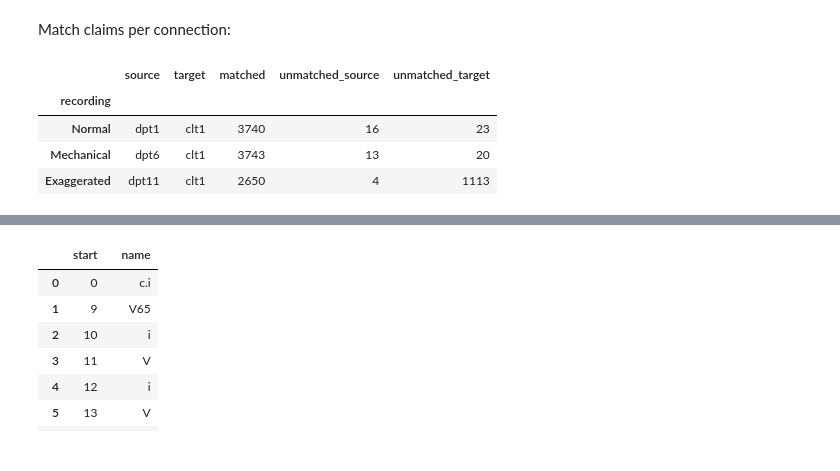
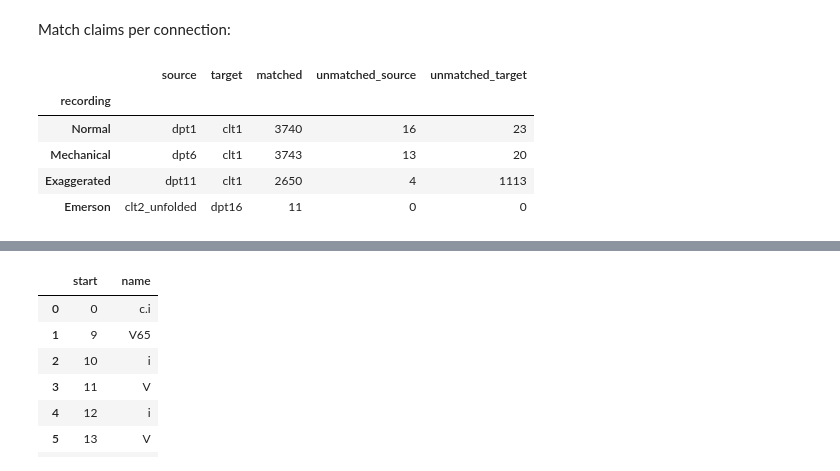
Before and after one commit to TimeToAlign/timetoalign, a Jupyter notebook: docs/page/howto/how03_beethoven_multimodal.ipynb, the cells around one changed output, grey strips where cells are left out. Drawn from its saved outputs; the diff is of its cells as text; code cells hidden in the pictures.

Commit message:
enhanced MatchClaim display

```diff
--- a/docs/page/howto/how03_beethoven_multimodal.ipynb
+++ b/docs/page/howto/how03_beethoven_multimodal.ipynb
@@ -620,0 +643,6 @@ Flow(single: 226 folded -> 224 unfolded, ratio=0.99, 3 sections)
+# %%
+clt2_unfolded = create_unfolded_timeline(
+    clt2, default_flow, flow_controller=rec_controller
+)
+clt2_unfolded._id = "clt2_unfolded"
+clt2_unfolded
@@ -674,0 +761,8 @@ boundaries as alignment anchors (seconds <-> unfolded floating measures).
+# %%
+clt1_unfolded = score_group_unfolded.get_timeline("clt1")
+score_group_unfolded.add_timeline(
+    clt2_unfolded,
+    start=(0.0, "clt1"),
+    end=(float(clt1_unfolded.length.value), "clt1"),
+)
+score_group_unfolded
@@ -676,7 +782,7 @@ boundaries as alignment anchors (seconds <-> unfolded floating measures).
 emerson_group = TimelineGroup(
     id="emerson",
     name="Emerson Recording (DG 1997)",
-    timelines=[clt2, dpt16],
+    timelines=[dpt16],
 )
 emerson_group
 # %% [output]
@@ -691,15 +797,19 @@ transfer.
 # %%
 bundle = AlignmentBundle(name="Beethoven Op.18/4 — Multimodal Alignment")
 
-bundle.add_group(score_group)
+bundle.add_group(score_group_unfolded)
 bundle.add_group(normal_group)
 bundle.add_group(mechanical_group)
 bundle.add_group(exaggerated_group)
 bundle.add_group(emerson_group)
 
+# Add EEP recording <-> CLT1 match claims
 for dpt_id in ["dpt1", "dpt6", "dpt11"]:
     bundle.add_match_claims(match_results[dpt_id].match_claims)
 
+# Add Emerson section boundary claims (CLT2_unfolded <-> DPT16)
+bundle.add_match_claims(emerson_claims)
+
 bundle
 # %% [output]
 AlignmentBundle(id='bundle:AlignmentBundle_1', name='Beethoven Op.18/4 — Multimodal Alignment', timelines=20, groups=5)
@@ -708,24 +818,35 @@ Match claims per connection:
 # %%
 pd.DataFrame(
     [
         {
             "recording": name,
             "source": dpt_id,
             "target": "clt1",
             "matched": match_results[dpt_id].n_matched,
             "unmatched_source": match_results[dpt_id].n_unmatched_source,
             "unmatched_target": match_results[dpt_id].n_unmatched_target,
         }
         for name, dpt_id in [
             ("Normal", "dpt1"),
             ("Mechanical", "dpt6"),
             ("Exaggerated", "dpt11"),
         ]
     ]
+    + [
+        {
+            "recording": "Emerson",
+            "source": "clt2_unfolded",
+            "target": "dpt16",
+            "matched": len(emerson_claims),
+            "unmatched_source": 0,
+            "unmatched_target": 0,
+        }
+    ]
 ).set_index("recording")
 # %% [output]
 |  | source | target | matched | unmatched_source | unmatched_target |
 | recording |  |  |  |  |  |
 | Normal | dpt1 | clt1 | 3740 | 16 | 23 |
 | Mechanical | dpt6 | clt1 | 3743 | 13 | 20 |
 | Exaggerated | dpt11 | clt1 | 2650 | 4 | 1113 |
+| Emerson | clt2_unfolded | dpt16 | 11 | 0 | 0 |
```
Also changed, not shown: parts of 45 cells of this notebook, 14 other files.
